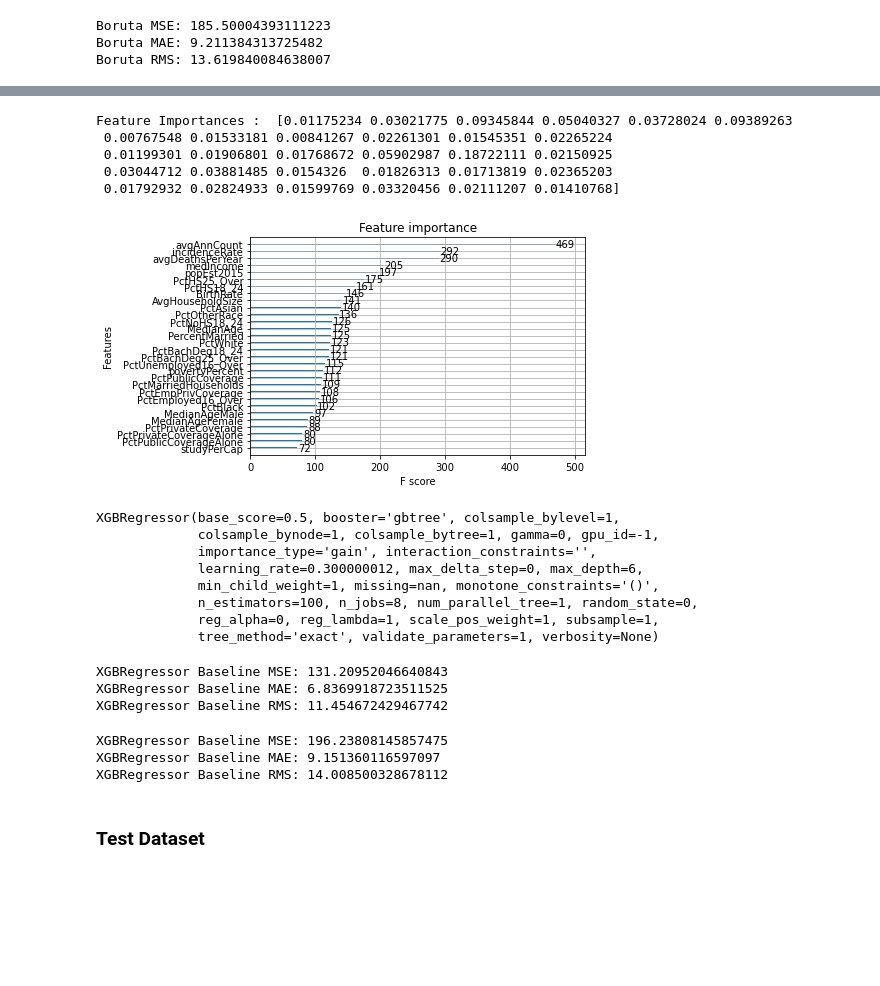
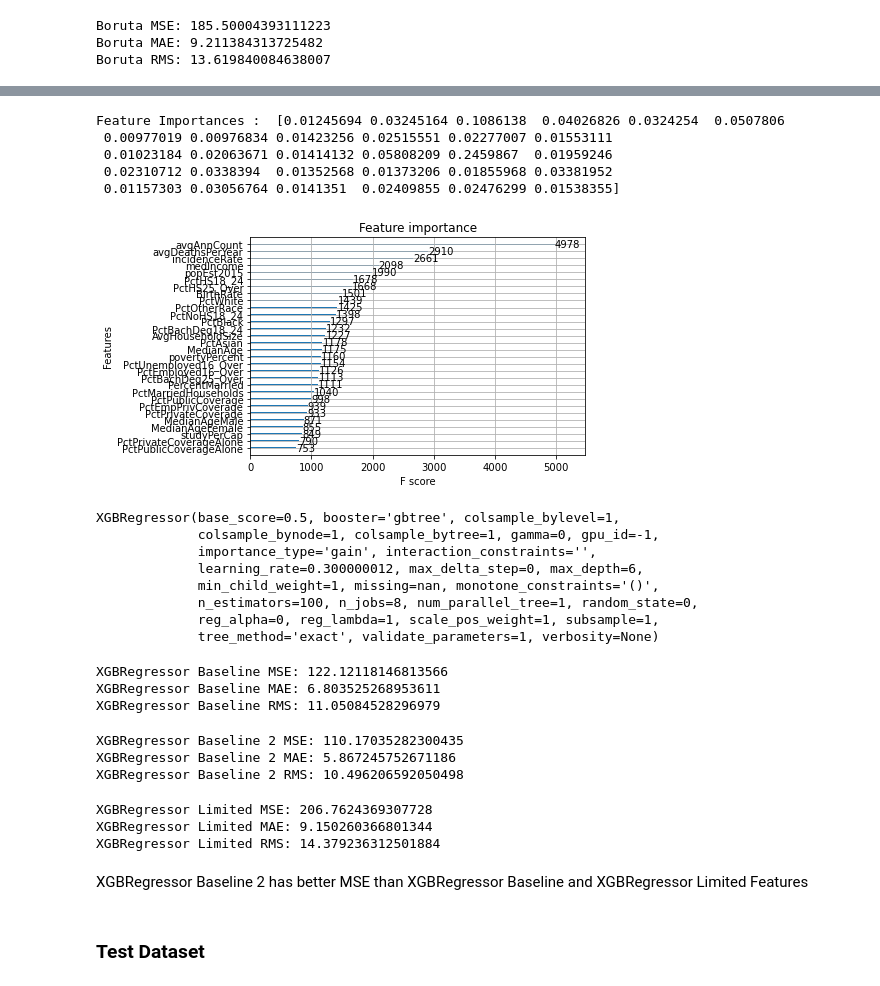
Before and after one commit to rainbowmoonlight/Dphi_Projects, a Jupyter notebook: 03 Cancer Death Rate Prediction.ipynb, the cells around one changed output, grey strips where cells are left out. Saved outputs shown, nothing was run; the diff lists cells and outputs as text; code cells hidden in the pictures; blank space fills up the shorter version.

Commit message:
updating better model for cancer prediction

```diff
--- a/03 Cancer Death Rate Predictions.ipynb
+++ b/03 Cancer Death Rate Prediction.ipynb
@@ -524,3 +508,14 @@ Boruta RMS: 13.619840084638007
 # !pip install xgboost
 from xgboost import XGBRegressor
 from xgboost import plot_importance
+# %%
+#XGBRegressor Baseline
+# for the parameter I used https://www.datacamp.com/community/tutorials/xgboost-in-python
+xgb_model = XGBRegressor(objective ='reg:squarederror', colsample_bytree = 0.3, learning_rate = 0.05,
+                max_depth = 5, alpha = 10, n_estimators = 1000)
+xgb_model.fit(X_train, y_train)
+
+print("Feature Importances : ", xgb_model.feature_importances_)
+
+plot_importance(xgb_model)
+plt.show()
@@ -527,16 +529,18 @@ from xgboost import plot_importance
 # %%
-xgb_model = XGBRegressor(random_state=0)
-xgb_model.fit(X_train, y_train)
+# XGBRegressor Baseline 2
+# for parameter https://www.kaggle.com/dansbecker/xgboost
+xgb_model2 = XGBRegressor(n_estimators=1000, learning_rate=0.05)
+xgb_model2.fit(X_train, y_train)
 
-print("Feature Importances : ", xgb_model.feature_importances_)
+print("Feature Importances : ", xgb_model2.feature_importances_)
 
-plot_importance(xgb_model)
+plot_importance(xgb_model2)
 plt.show()
 # %% [output]
-Feature Importances :  [0.01175234 0.03021775 0.09345844 0.05040327 0.03728024 0.09389263
- 0.00767548 0.01533181 0.00841267 0.02261301 0.01545351 0.02265224
- 0.01199301 0.01906801 0.01768672 0.05902987 0.18722111 0.02150925
- 0.03044712 0.03881485 0.0154326  0.01826313 0.01713819 0.02365203
- 0.01792932 0.02824933 0.01599769 0.03320456 0.02111207 0.01410768]
+Feature Importances :  [0.01245694 0.03245164 0.1086138  0.04026826 0.0324254  0.0507806
+ 0.00977019 0.00976834 0.01423256 0.02515551 0.02277007 0.01553111
+ 0.01023184 0.02063671 0.01414132 0.05808209 0.2459867  0.01959246
+ 0.02310712 0.0338394  0.01352568 0.01373206 0.01855968 0.03381952
+ 0.01157303 0.03056764 0.0141351  0.02409855 0.02476299 0.01538355]
-[figure, old version]
+[figure, new version]
 # %%
@@ -560,6 +566,7 @@ XGBRegressor(base_score=0.5, booster='gbtree', colsample_bylevel=1,
              reg_alpha=0, reg_lambda=1, scale_pos_weight=1, subsample=1,
              tree_method='exact', validate_parameters=1, verbosity=None)
 # %%
+#XGBRegressor Baseline
 y_pred_xgb = xgb_model.predict(X_test)
 
 mse = mean_squared_error(y_test, y_pred_xgb)
@@ -570,23 +577,41 @@ print("XGBRegressor Baseline MSE:", mse)
 print("XGBRegressor Baseline MAE:", mae)
 print("XGBRegressor Baseline RMS:", rms)
 # %% [output]
-XGBRegressor Baseline MSE: 131.20952046640843
-XGBRegressor Baseline MAE: 6.8369918723511525
-XGBRegressor Baseline RMS: 11.454672429467742
+XGBRegressor Baseline MSE: 122.12118146813566
+XGBRegressor Baseline MAE: 6.803525268953611
+XGBRegressor Baseline RMS: 11.05084528296979
+# %%
+#XGBRegressor Baseline 2
+y_pred_xgb2 = xgb_model2.predict(X_test)
+
+mse = mean_squared_error(y_test, y_pred_xgb2)
+mae = mean_absolute_error(y_test, y_pred_xgb2)
+rms = np.sqrt(mse)
+
+print("XGBRegressor Baseline 2 MSE:", mse)
+print("XGBRegressor Baseline 2 MAE:", mae)
+print("XGBRegressor Baseline 2 RMS:", rms)
+# %% [output]
+XGBRegressor Baseline 2 MSE: 110.17035282300435
+XGBRegressor Baseline 2 MAE: 5.867245752671186
+XGBRegressor Baseline 2 RMS: 10.496206592050498
 # %%
+#XGBRegressor Limited Features
 predictions = selection_model.predict(select_X_test)
 
 mse = mean_squared_error(y_test, predictions)
 mae = mean_absolute_error(y_test, predictions)
 rms = np.sqrt(mse)
 
-print("XGBRegressor Baseline MSE:", mse)
-print("XGBRegressor Baseline MAE:", mae)
-print("XGBRegressor Baseline RMS:", rms)
+print("XGBRegressor Limited MSE:", mse)
+print("XGBRegressor Limited MAE:", mae)
+print("XGBRegressor Limited RMS:", rms)
 # %% [output]
-XGBRegressor Baseline MSE: 196.23808145857475
-XGBRegressor Baseline MAE: 9.151360116597097
-XGBRegressor Baseline RMS: 14.008500328678112
+XGBRegressor Limited MSE: 206.7624369307728
+XGBRegressor Limited MAE: 9.150260366801344
+XGBRegressor Limited RMS: 14.379236312501884
+# %% [markdown]
+XGBRegressor Baseline 2 has better MSE than XGBRegressor Baseline and XGBRegressor Limited Features
 # %% [markdown]
 ### Test Dataset
 # %%
```
Also changed, not shown: parts of 23 cells of this notebook.
